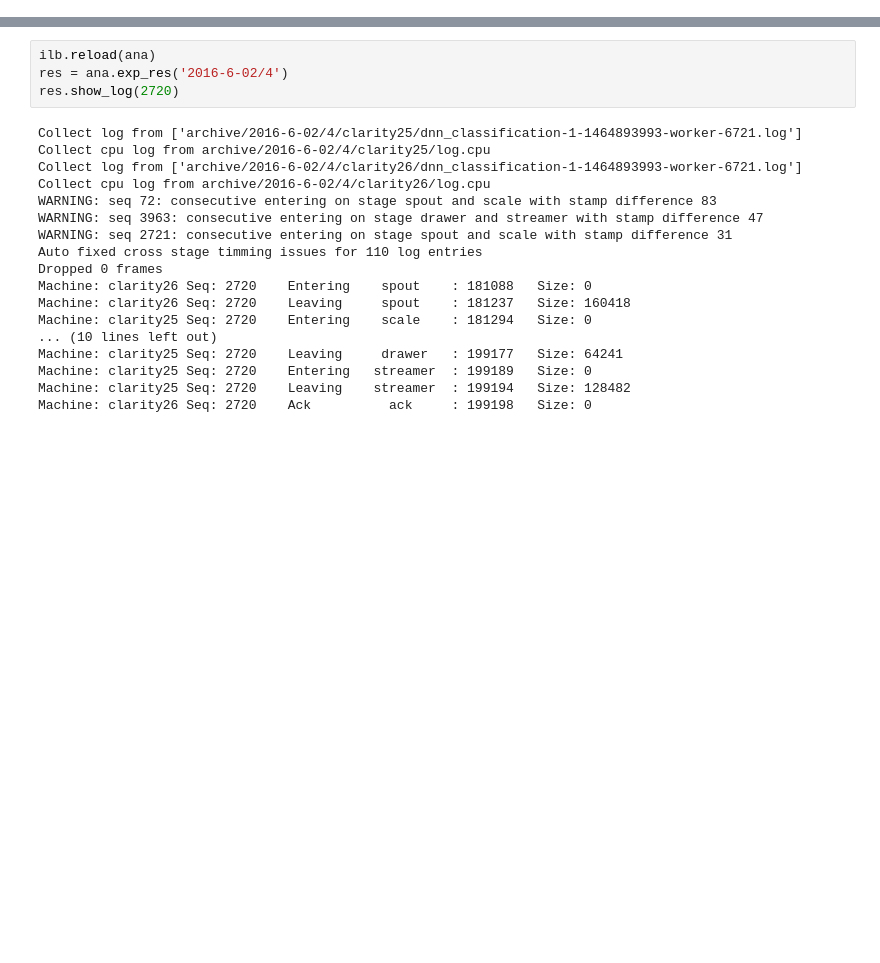
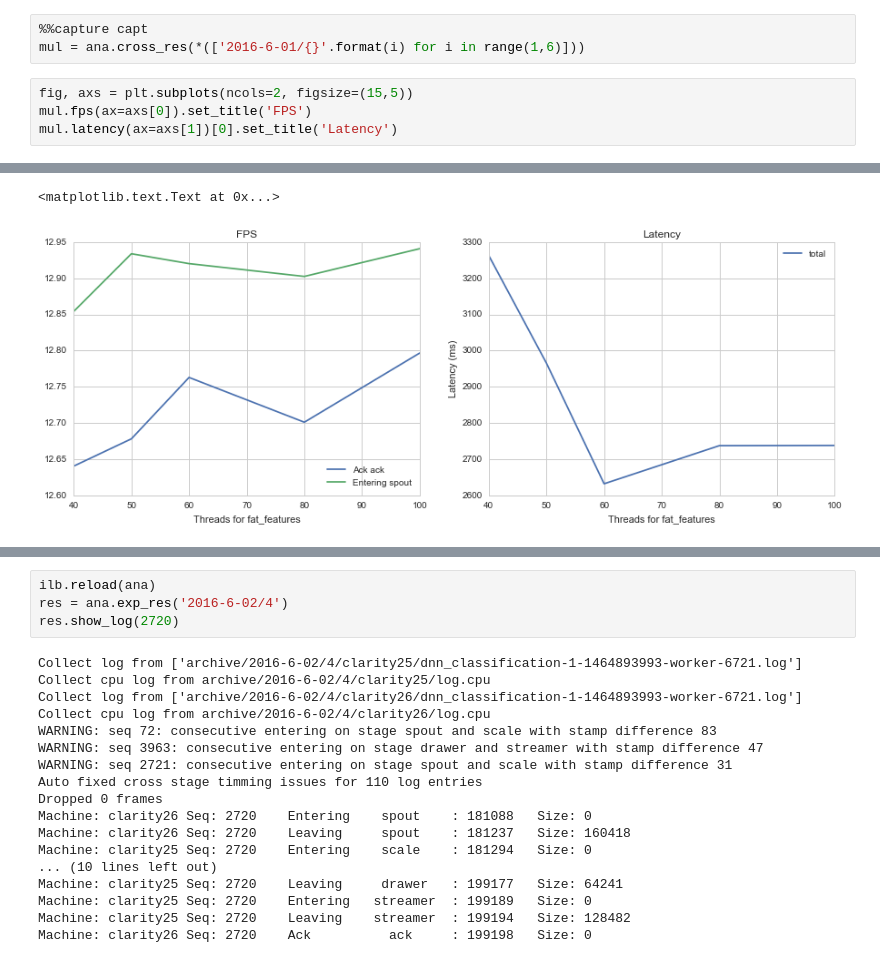
Before and after one commit to Aetf/remotelog, a Jupyter notebook: Exp-Res.ipynb, the cells around one changed output, grey strips where cells are left out. Drawn from its saved outputs; the diff is of its cells as text; blank space fills up the shorter version.

```diff
--- a/Exp-Res.ipynb
+++ b/Exp-Res.ipynb
@@ -147,0 +15,8 @@ Conclusion: no, there are frames using scale on clarity__25__ but sent to fat_fe
+# %%
+%%capture capt
+mul = ana.cross_res(*(['2016-6-01/{}'.format(i) for i in range(1,6)]))
+# %%
+fig, axs = plt.subplots(ncols=2, figsize=(15,5))
+mul.fps(ax=axs[0]).set_title('FPS')
+mul.latency(ax=axs[1])[0].set_title('Latency')
+# %% [output]
@@ -147,0 +26,2 @@ Conclusion: no, there are frames using scale on clarity__25__ but sent to fat_fe
+<matplotlib.text.Text at 0x...>
+[figure, added]
```
Also changed, not shown: parts of 67 cells of this notebook, 2 other files.
